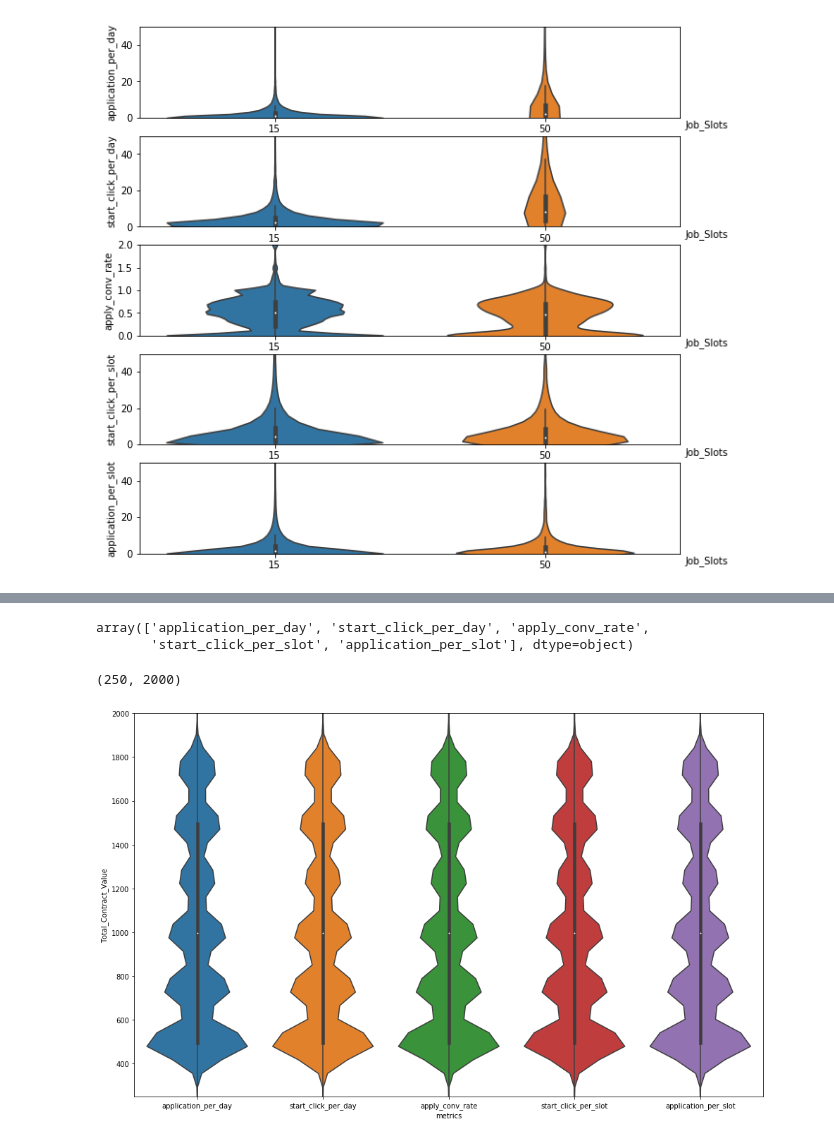
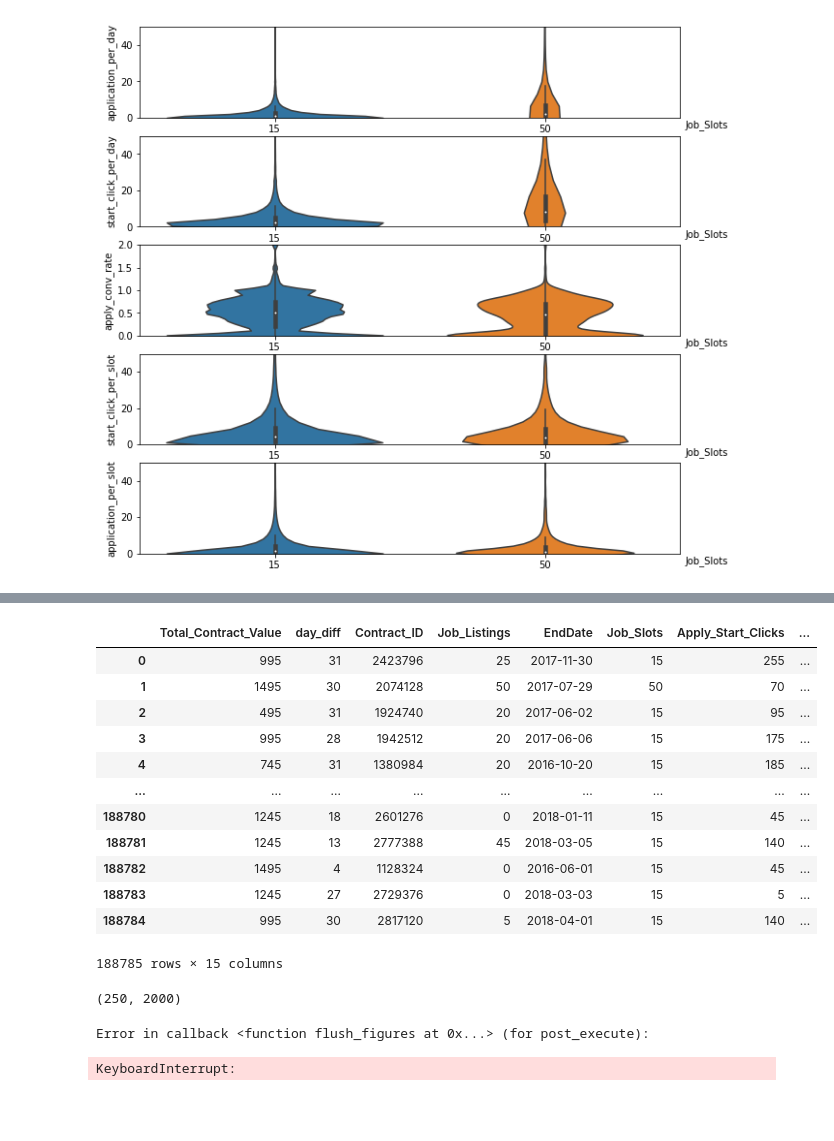
Before and after one commit to telenovelachuan/job_slot_retention, a Jupyter notebook: metric_design.ipynb, the cells around one changed output, grey strips where cells are left out. Drawn from its saved outputs; the diff is of its cells as text; code cells hidden in the pictures; blank space fills up the shorter version.

```diff
--- a/metric_design.ipynb
+++ b/metric_design.ipynb
@@ -102,16 +109,27 @@ for idx, metric in enumerate(metrics):
 # %%
 id_vars = list(set(df_metrics.columns) - set(metrics))
-
-df_violin = df_metrics.melt(id_vars=id_vars, var_name='metrics', value_name='vals')
-df_violin['metrics'].unique()
+df_violin=df.melt(id_vars=id_vars, var_name='metrics')
+df_violin
 # %% [output]
+|  | Total_Contract_Value | day_diff | Contract_ID | Job_Listings | EndDate | Job_Slots | Apply_Start_Clicks | ... |
+| 0 | 995 | 31 | 2423796 | 25 | 2017-11-30 | 15 | 255 | ... |
+| 1 | 1495 | 30 | 2074128 | 50 | 2017-07-29 | 50 | 70 | ... |
+| 2 | 495 | 31 | 1924740 | 20 | 2017-06-02 | 15 | 95 | ... |
+| 3 | 995 | 28 | 1942512 | 20 | 2017-06-06 | 15 | 175 | ... |
+| 4 | 745 | 31 | 1380984 | 20 | 2016-10-20 | 15 | 185 | ... |
+| ... | ... | ... | ... | ... | ... | ... | ... | ... |
+| 188780 | 1245 | 18 | 2601276 | 0 | 2018-01-11 | 15 | 45 | ... |
+| 188781 | 1245 | 13 | 2777388 | 45 | 2018-03-05 | 15 | 140 | ... |
+| 188782 | 1495 | 4 | 1128324 | 0 | 2016-06-01 | 15 | 45 | ... |
+| 188783 | 1245 | 27 | 2729376 | 0 | 2018-03-03 | 15 | 5 | ... |
+| 188784 | 995 | 30 | 2817120 | 5 | 2018-04-01 | 15 | 140 | ... |
-array(['application_per_day', 'start_click_per_day', 'apply_conv_rate',
-       'start_click_per_slot', 'application_per_slot'], dtype=object)
+188785 rows × 15 columns
 # %%
 fig, axs = plt.subplots(1, 1, figsize=(16, 10))
 
-sns.violinplot(x='metrics', y='Total_Contract_Value', data=df_violin)
+sns.violinplot(x='value', y='Total_Contract_Value', data=df_violin, hue='metrics')
 plt.ylim(250, 2000)
 # %% [output]
 (250, 2000)
-[figure, removed]
+Error in callback <function flush_figures at 0x...> (for post_execute):
+KeyboardInterrupt:
```
Also changed, not shown: parts of 1 cell of this notebook.
